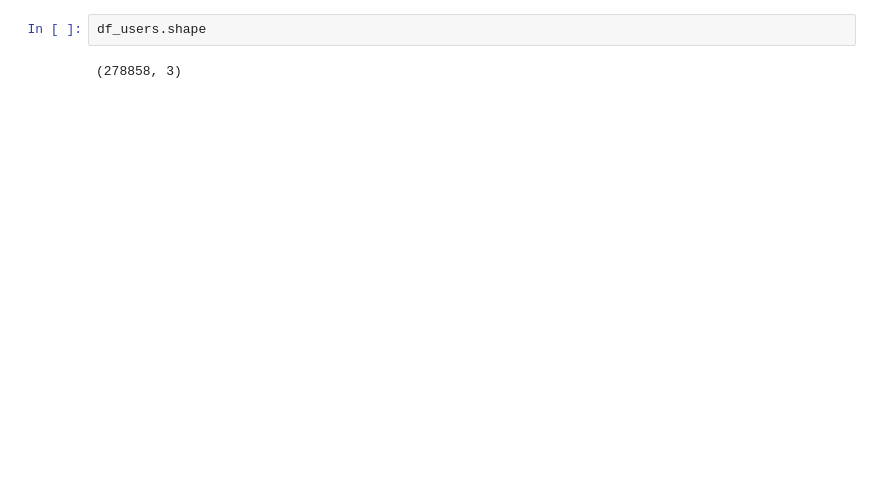
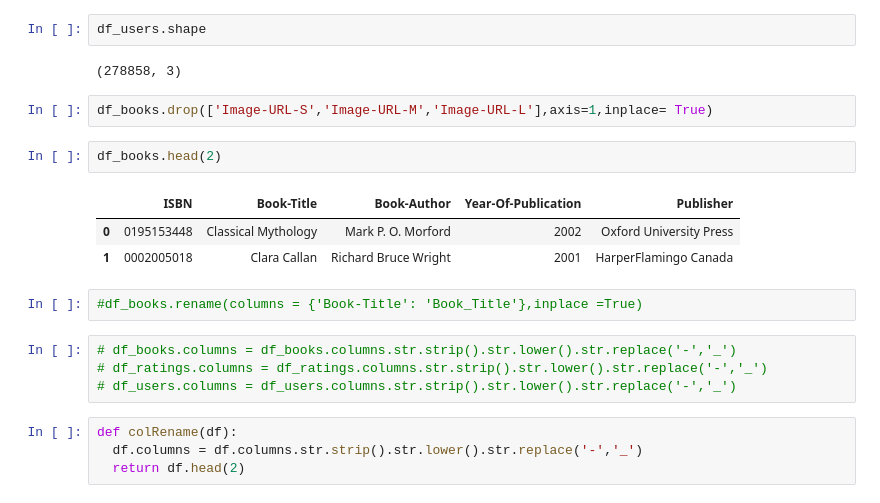
Before and after one commit to raushan9jnv/Book-recommendation-system, a Jupyter notebook: Book_recommendation_system_capstone_project_4.ipynb, the cells around one changed output. Saved outputs shown, nothing was run; the diff lists cells and outputs as text; blank space fills up the shorter version.

```diff
--- a/Book_recommendation_system_capstone_project_4.ipynb
+++ b/Book_recommendation_system_capstone_project_4.ipynb
@@ -43,3 +43,21 @@ df_users.head(2)
 df_users.shape
 # %% [output]
 (278858, 3)
+# %%
+df_books.drop(['Image-URL-S','Image-URL-M','Image-URL-L'],axis=1,inplace= True)
+# %%
+df_books.head(2)
+# %% [output]
+|  | ISBN | Book-Title | Book-Author | Year-Of-Publication | Publisher |
+| 0 | 0195153448 | Classical Mythology | Mark P. O. Morford | 2002 | Oxford University Press |
+| 1 | 0002005018 | Clara Callan | Richard Bruce Wright | 2001 | HarperFlamingo Canada |
+# %%
+#df_books.rename(columns = {'Book-Title': 'Book_Title'},inplace =True)
+# %%
+# df_books.columns = df_books.columns.str.strip().str.lower().str.replace('-','_')
+# df_ratings.columns = df_ratings.columns.str.strip().str.lower().str.replace('-','_')
+# df_users.columns = df_users.columns.str.strip().str.lower().str.replace('-','_')
+# %%
+def colRename(df):
+  df.columns = df.columns.str.strip().str.lower().str.replace('-','_')
+  return df.head(2)
```
Also changed, not shown: parts of 19 cells of this notebook.
